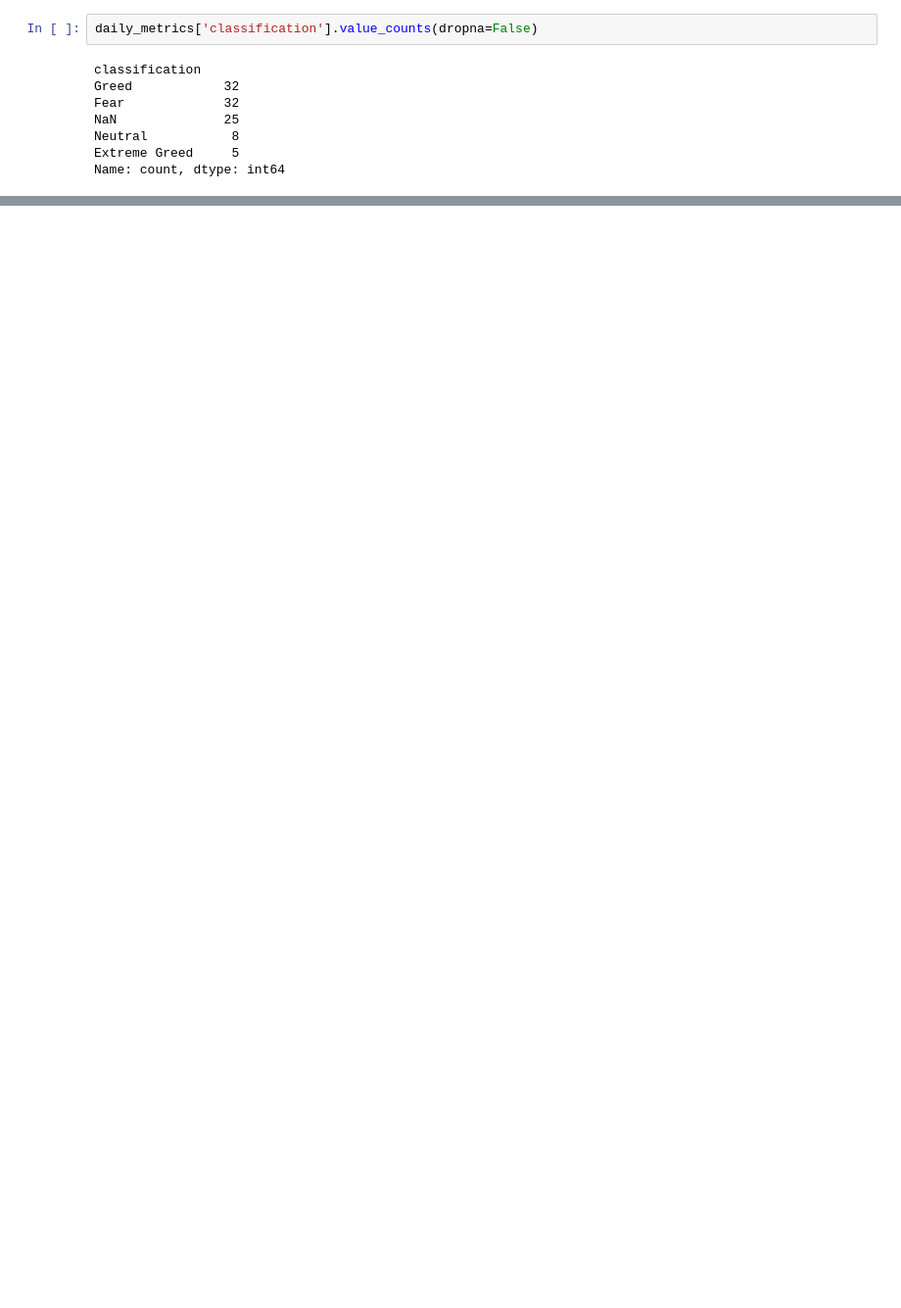
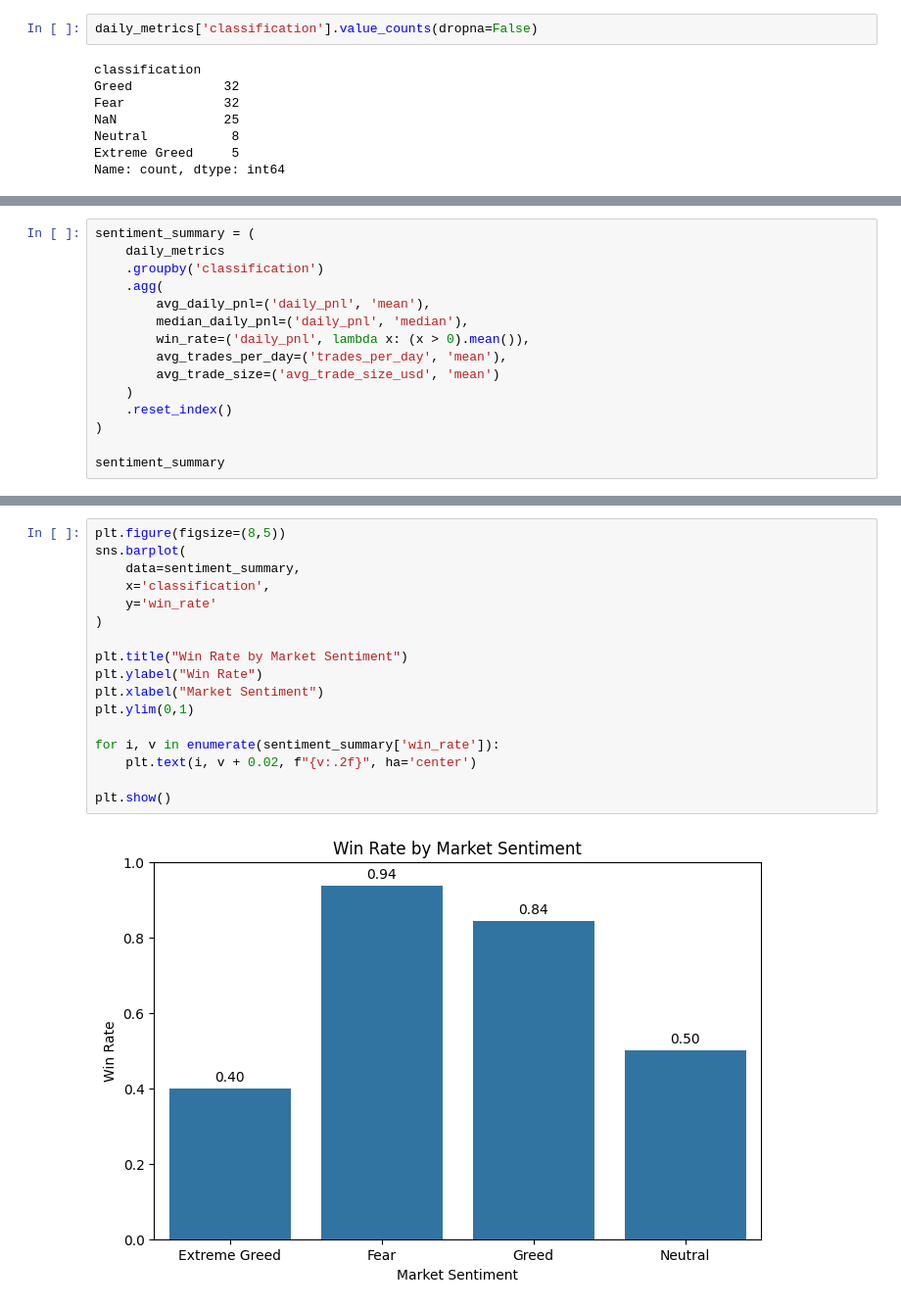
Before and after one commit to NIkunj-17/primetrade.ai-trader-sentiment, a Jupyter notebook: notebooks/data_analysis.ipynb, the cells around one changed output, grey strips where cells are left out. Shown at 98% size. Saved outputs shown, nothing was run; the diff lists cells and outputs as text; blank space fills up the shorter version.

```diff
--- a/notebooks/data_analysis.ipynb
+++ b/notebooks/data_analysis.ipynb
@@ -199,0 +202,15 @@ Name: count, dtype: int64
+# %%
+sentiment_summary = (
+    daily_metrics
+    .groupby('classification')
+    .agg(
+        avg_daily_pnl=('daily_pnl', 'mean'),
+        median_daily_pnl=('daily_pnl', 'median'),
+        win_rate=('daily_pnl', lambda x: (x > 0).mean()),
+        avg_trades_per_day=('trades_per_day', 'mean'),
+        avg_trade_size=('avg_trade_size_usd', 'mean')
+    )
+    .reset_index()
+)
+
+sentiment_summary
@@ -199,0 +250,19 @@ Name: count, dtype: int64
+# %%
+plt.figure(figsize=(8,5))
+sns.barplot(
+    data=sentiment_summary,
+    x='classification',
+    y='win_rate'
+)
+
+plt.title("Win Rate by Market Sentiment")
+plt.ylabel("Win Rate")
+plt.xlabel("Market Sentiment")
+plt.ylim(0,1)
+
+for i, v in enumerate(sentiment_summary['win_rate']):
+    plt.text(i, v + 0.02, f"{v:.2f}", ha='center')
+
+plt.show()
+# %% [output]
+[figure, added]
```
Also changed, not shown: parts of 6 cells of this notebook.
